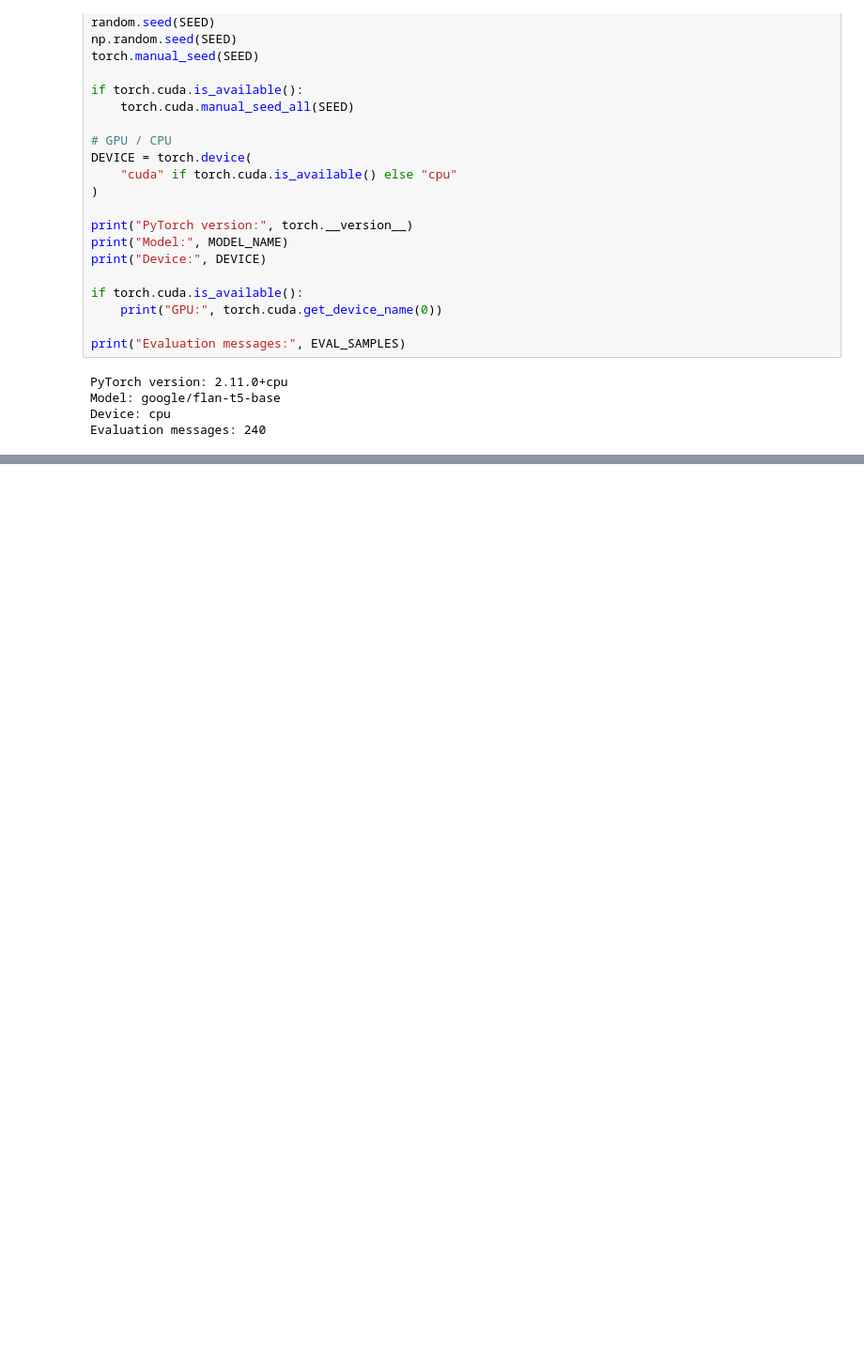
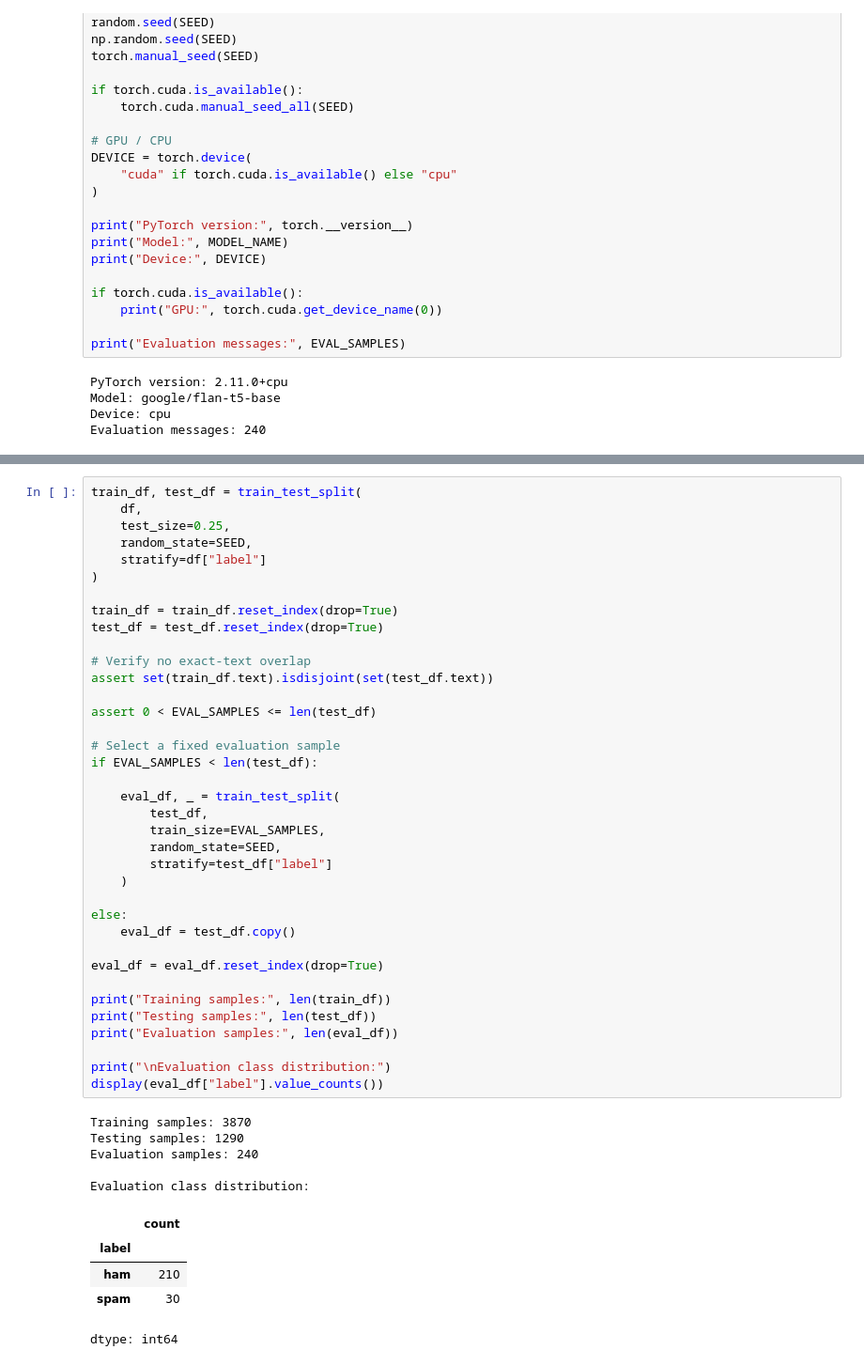
Before and after one commit to sh-oakland/Sms-Spam-Detector, a Jupyter notebook: SMS_Spam_Checker.ipynb, the cells around one changed output, grey strips where cells are left out. Shown at 94% size. Drawn from its saved outputs; the diff is of its cells as text; blank space fills up the shorter version.

```diff
--- a/SMS_Spam_Checker.ipynb
+++ b/SMS_Spam_Checker.ipynb
@@ -78,0 +252,48 @@ Evaluation messages: 240
+# %%
+train_df, test_df = train_test_split(
+    df,
+    test_size=0.25,
+    random_state=SEED,
+    stratify=df["label"]
+)
+
+train_df = train_df.reset_index(drop=True)
+test_df = test_df.reset_index(drop=True)
+
+# Verify no exact-text overlap
+assert set(train_df.text).isdisjoint(set(test_df.text))
+
+assert 0 < EVAL_SAMPLES <= len(test_df)
+
+# Select a fixed evaluation sample
+if EVAL_SAMPLES < len(test_df):
+
+    eval_df, _ = train_test_split(
+        test_df,
+        train_size=EVAL_SAMPLES,
+        random_state=SEED,
+        stratify=test_df["label"]
+    )
+
+else:
+    eval_df = test_df.copy()
+
+eval_df = eval_df.reset_index(drop=True)
+
+print("Training samples:", len(train_df))
+print("Testing samples:", len(test_df))
+print("Evaluation samples:", len(eval_df))
+
+print("\nEvaluation class distribution:")
+display(eval_df["label"].value_counts())
+# %% [output]
+Training samples: 3870
+Testing samples: 1290
+Evaluation samples: 240
+
+Evaluation class distribution:
+|  | count |
+| label |  |
+| ham | 210 |
+| spam | 30 |
+dtype: int64
```
Also changed, not shown: parts of 26 cells of this notebook.
